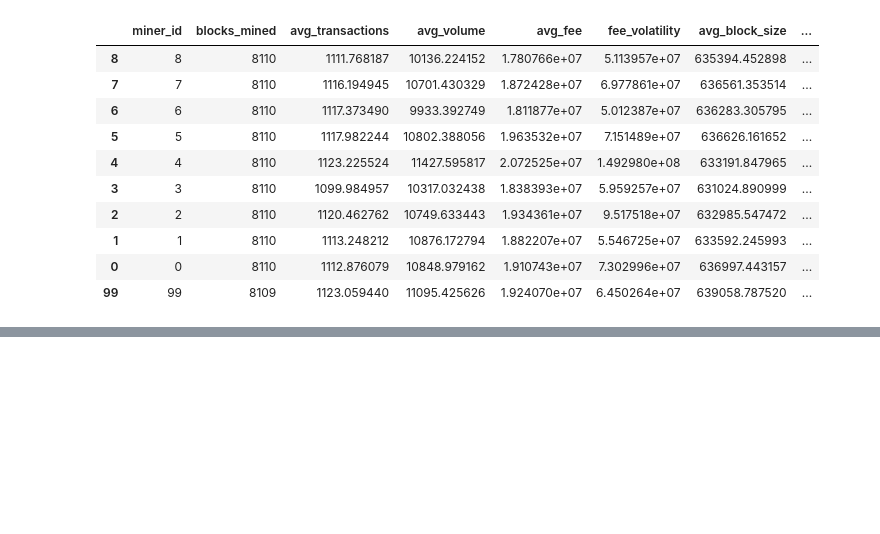
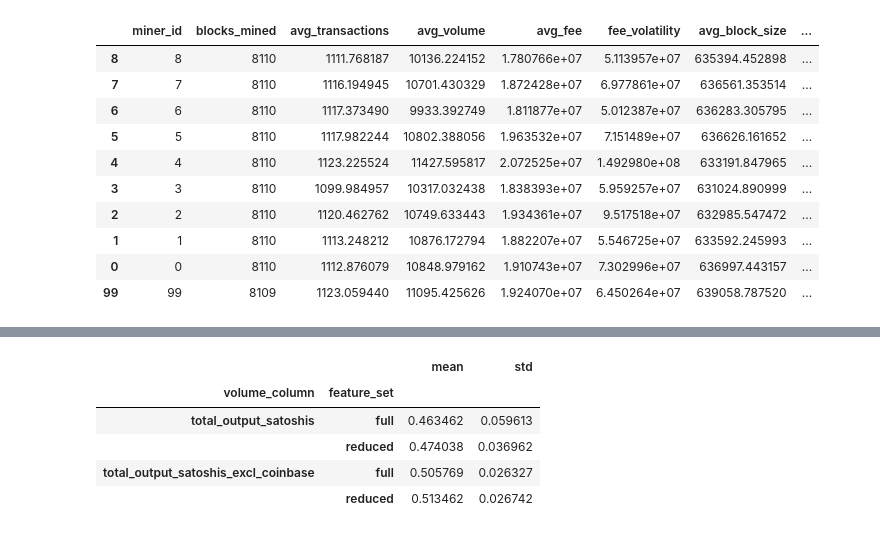
Before and after one commit to Kwokym111/poai_simulation, a Jupyter notebook: src/preprocess.ipynb, the cells around one changed output, grey strips where cells are left out. Cells and saved outputs as stored; diff of their text form; code cells hidden in the pictures; blank space fills up the shorter version.

```diff
--- a/src/preprocess.ipynb
+++ b/src/preprocess.ipynb
@@ -358,0 +373,9 @@ diff_seed_final_results
+# %%
+diff_seed_final_results.groupby(['volume_column', 'feature_set'])['cv_mean'].agg(['mean', 'std'])
+# %% [output]
+|  |  | mean | std |
+| volume_column | feature_set |  |  |
+| total_output_satoshis | full | 0.463462 | 0.059613 |
+|  | reduced | 0.474038 | 0.036962 |
+| total_output_satoshis_excl_coinbase | full | 0.505769 | 0.026327 |
+|  | reduced | 0.513462 | 0.026742 |
```
Also changed, not shown: parts of 7 cells of this notebook.
